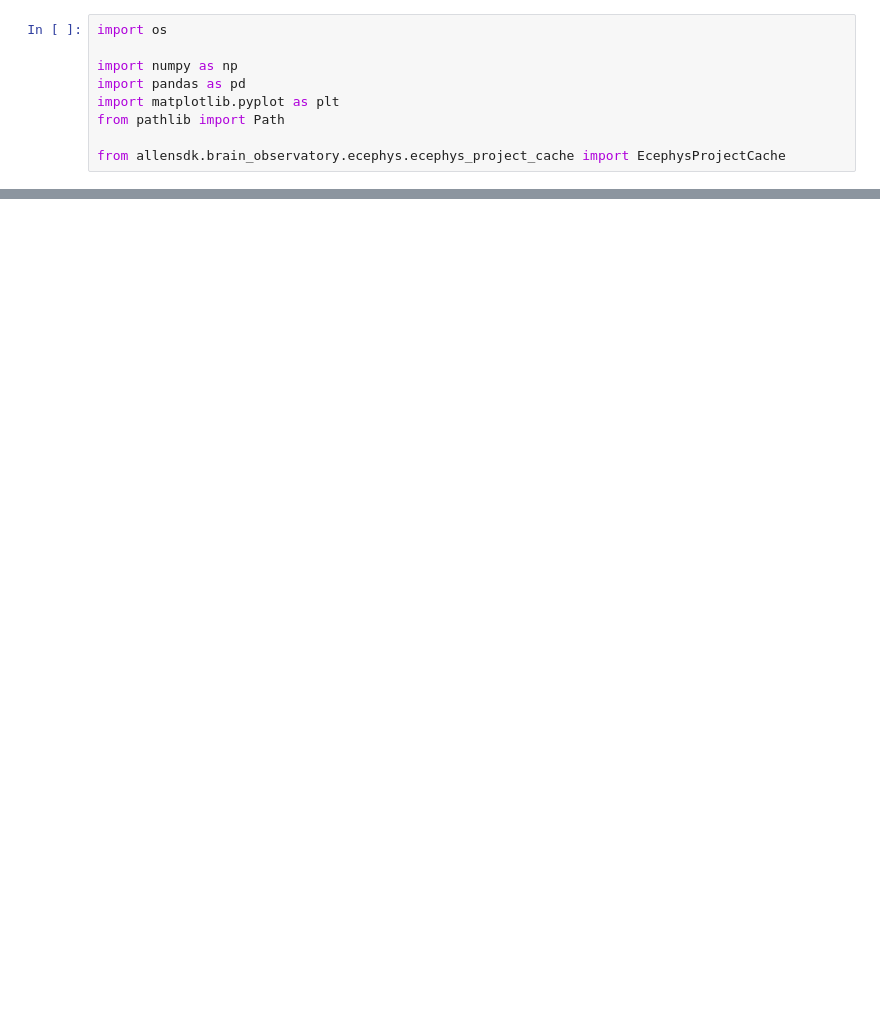
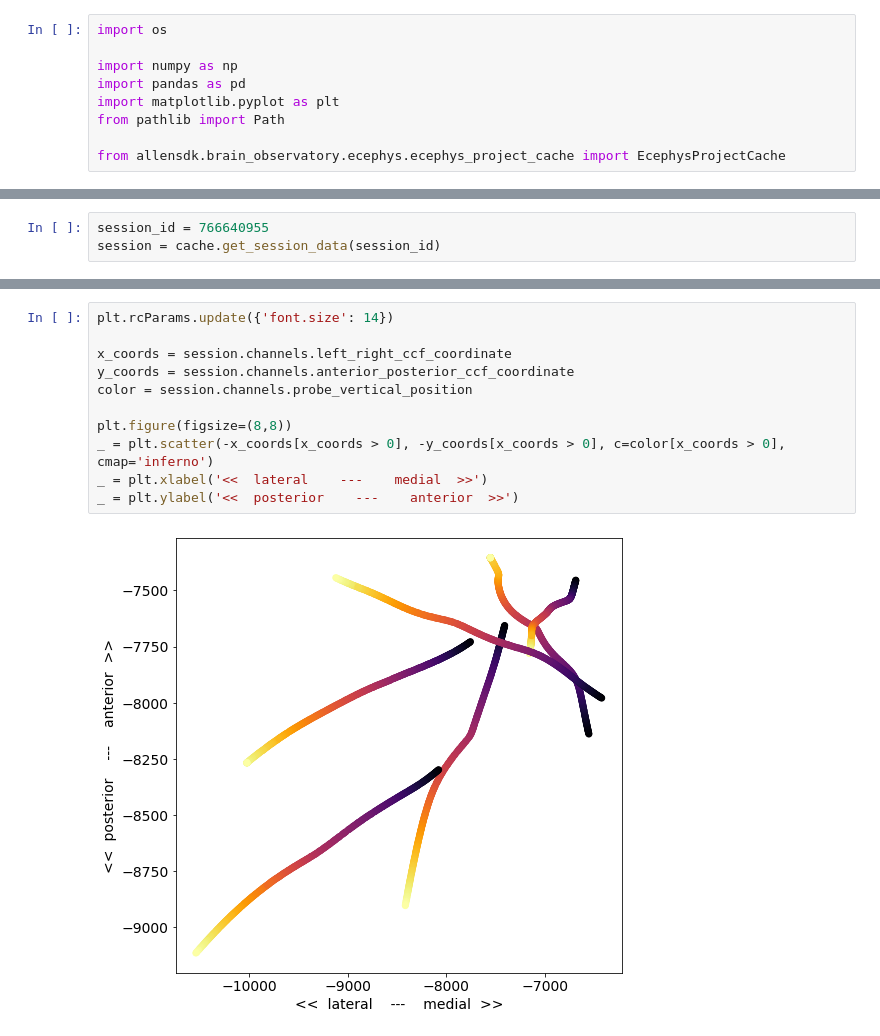
Before and after one commit to ikharitonov/allen-neuropixel-LFPs, a Jupyter notebook: quickstart.ipynb, the cells around one changed output, grey strips where cells are left out. Cells and saved outputs as stored; diff of their text form; blank space fills up the shorter version.

Commit message:
accessing LFP data

```diff
--- a/quickstart.ipynb
+++ b/quickstart.ipynb
@@ -22,0 +36,3 @@ brain_observatory_type_sessions.tail()
+# %%
+session_id = 766640955
+session = cache.get_session_data(session_id)
@@ -22,0 +205,13 @@ brain_observatory_type_sessions.tail()
+# %%
+plt.rcParams.update({'font.size': 14})
+
+x_coords = session.channels.left_right_ccf_coordinate
+y_coords = session.channels.anterior_posterior_ccf_coordinate
+color = session.channels.probe_vertical_position
+
+plt.figure(figsize=(8,8))
+_ = plt.scatter(-x_coords[x_coords > 0], -y_coords[x_coords > 0], c=color[x_coords > 0], cmap='inferno')
+_ = plt.xlabel('<<  lateral    ---    medial  >>')
+_ = plt.ylabel('<<  posterior    ---    anterior  >>')
+# %% [output]
+[figure, added]
```
Also changed, not shown: parts of 41 cells of this notebook.
